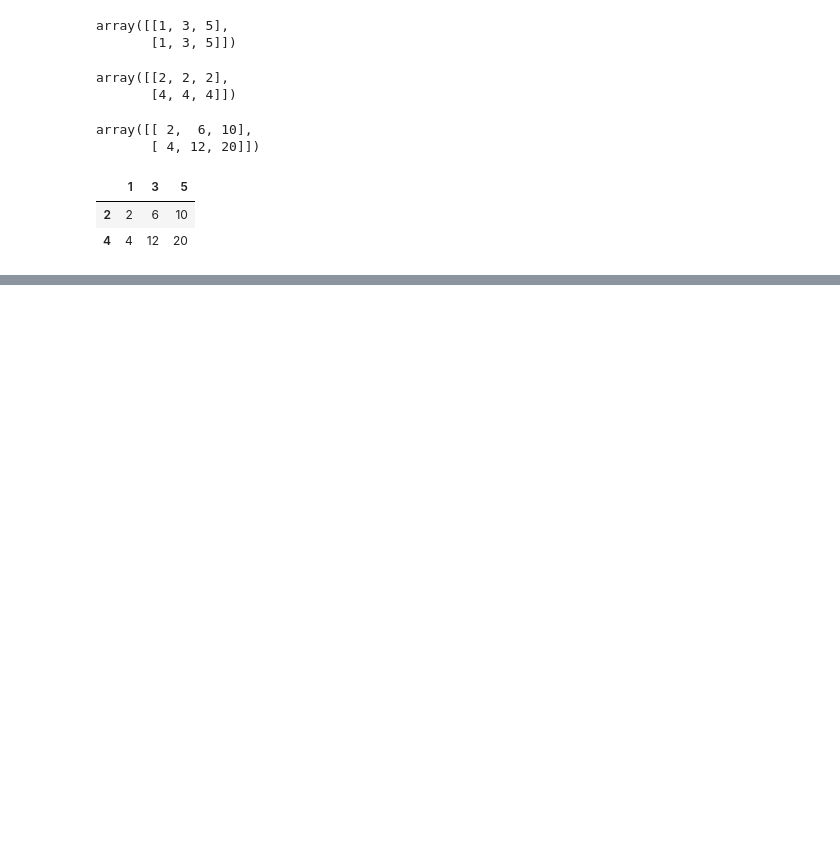
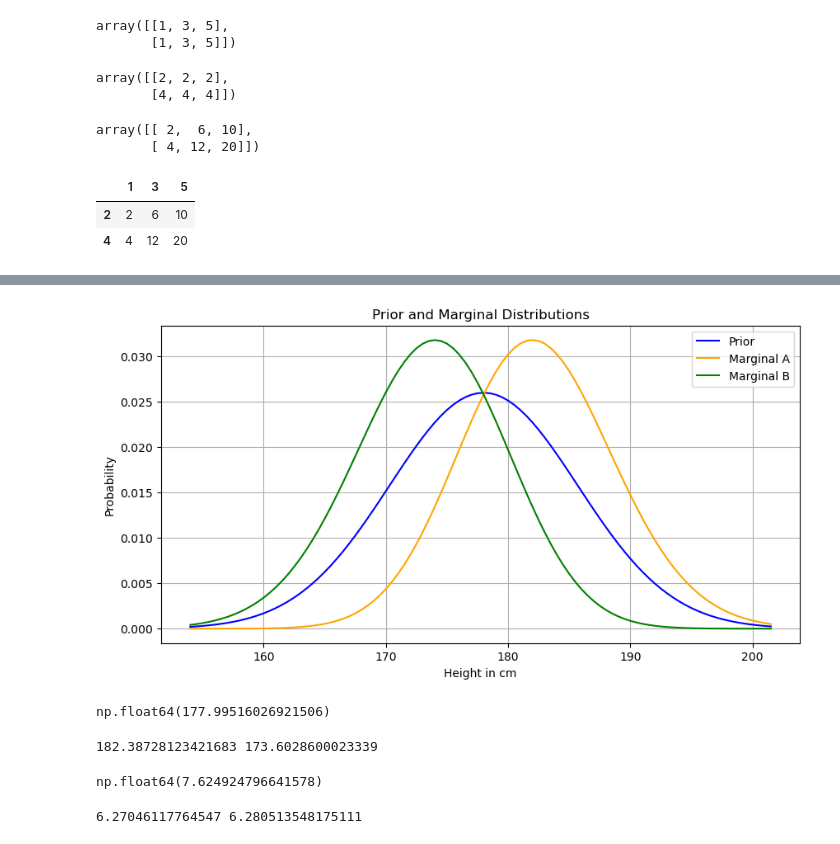
Before and after one commit to luis-a-garcia/TIL, a Jupyter notebook: think_bayes/chp11.ipynb, the cells around one changed output, grey strips where cells are left out. Drawn from its saved outputs; the diff is of its cells as text; code cells hidden in the pictures; blank space fills up the shorter version.

```diff
--- a/think_bayes/chp11.ipynb
+++ b/think_bayes/chp11.ipynb
@@ -30,0 +108,38 @@ df
+# %%
+# function for marginal distribution
+def marginal(joint, axis):
+    """Return the marginal distribution."""
+    return Pmf(joint.sum(axis=axis))
+# %%
+marginal_A = marginal(posterior, axis=0)
+marginal_B = marginal(posterior, axis=1)
+# %%
+# plot that shows the marginal distribution of A and B and prior distribution on the same plot
+plt.figure(figsize=(10, 5))
+plt.plot(prior.qs, prior.ps, label='Prior', color='blue')
+plt.plot(marginal_A.qs, marginal_A.ps, label='Marginal A', color='orange')
+plt.plot(marginal_B.qs, marginal_B.ps, label='Marginal B', color='green')
+plt.xlabel('Height in cm')
+plt.ylabel('Probability')
+plt.title('Prior and Marginal Distributions')
+plt.legend()
+plt.grid()
+plt.show()
+# %% [output]
+[figure, added]
+# %%
+prior.mean()
+# %% [output]
+np.float64(177.99516026921506)
+# %%
+print(marginal_A.mean(), marginal_B.mean())
+# %% [output]
+182.38728123421683 173.6028600023339
+# %%
+prior.std()
+# %% [output]
+np.float64(7.624924796641578)
+# %%
+print(marginal_A.std(), marginal_B.std())
+# %% [output]
+6.27046117764547 6.280513548175111
```
Also changed, not shown: parts of 21 cells of this notebook.
